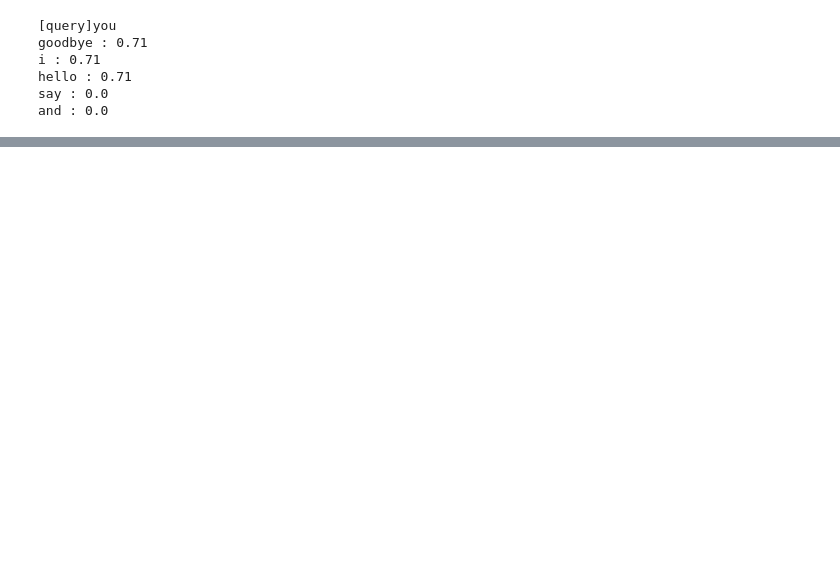
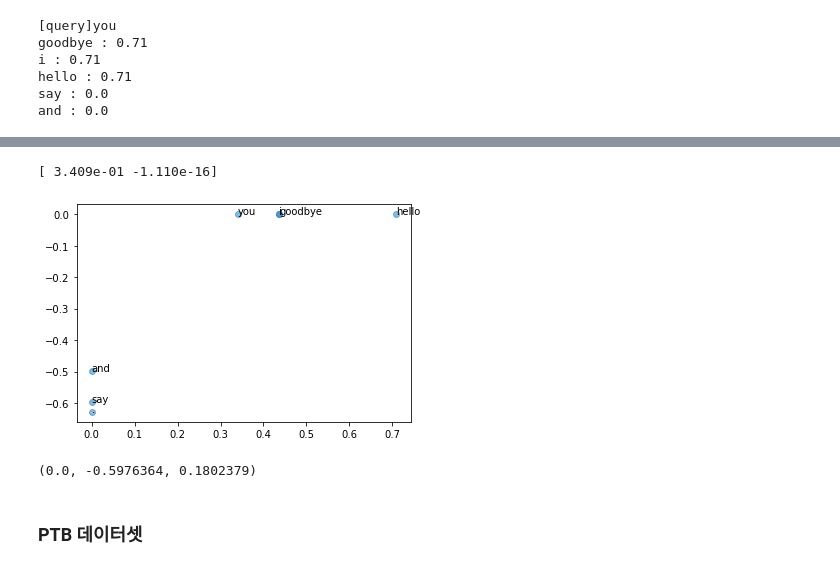
Before and after one commit to yschoi9930/Deep-Learnig-from-Scratch, a Jupyter notebook: code/210801 What is NLP.ipynb, the cells around one changed output, grey strips where cells are left out. Drawn from its saved outputs; the diff is of its cells as text; code cells hidden in the pictures; blank space fills up the shorter version.

```diff
--- a/code/210801 What is NLP.ipynb
+++ b/code/210801 What is NLP.ipynb
@@ -138,0 +171,26 @@ and : 0.0
+# %%
+def ppmi(C, verbose = False, eps = 1e-8): # verbose = 진행상황 출력 여부를 결정
+    M = np.zeros_like(C, dtype = np.float32)
+    N = np.sum(C) # 말뭉치 단어의 수
+    S = np.sum(C, axis=0)
+    total = C.shape[0] * C.shape[1]
+    cnt = 0
+
+    for i in range(C.shape[0]) :
+        for j in range(C.shape[1]):
+            pmi = np.log2(C[i,j]*N / (S[j]*S[i])+eps)
+            M[i,j] = max(0,pmi)
+
+            if verbose :
+                cnt +=1
+                if cnt % (total//100) == 0 :
+                    print('%.1f%% 완료' % (100*cnt/total))
+    return M
+# %%
+W = ppmi(C)
+np.set_printoptions(precision=3)
+print('동시발생행렬')
+print(C)
+print('-'*50)
+print('PPMI')
+print(W)
@@ -138,0 +221,2 @@ and : 0.0
+# %%
+U, S, V = np.linalg.svd(W)
@@ -138,0 +243,4 @@ and : 0.0
+# %%
+print(U[0,:2]) # 밀집벡터의 차원 감소, 2차원 벡터로 줄어듦
+# %% [output]
+[ 3.409e-01 -1.110e-16]
@@ -138,0 +249,14 @@ and : 0.0
+# %%
+for word, word_id in word_to_id.items() :
+    plt.annotate(word, (U[word_id,0], U[word_id,1])) # 2차원으로 표현
+
+plt.scatter(U[:,0], U[:,1], alpha=0.5)
+plt.show()
+# %% [output]
+[figure, added]
+# %%
+U[1,0], U[1,1], U[1,2]
+# %% [output]
+(0.0, -0.5976364, 0.1802379)
+# %% [markdown]
+### PTB 데이터셋
```
Also changed, not shown: parts of 26 cells of this notebook, 39 other files.
